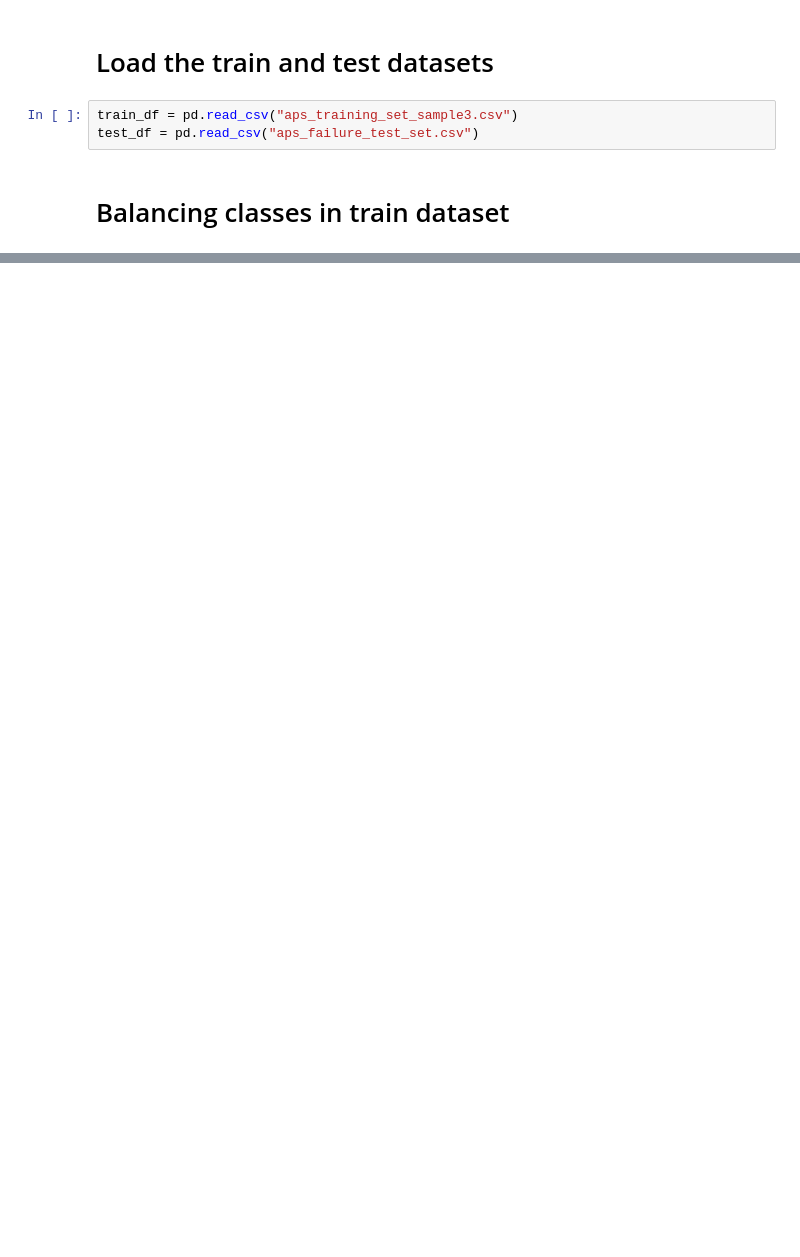
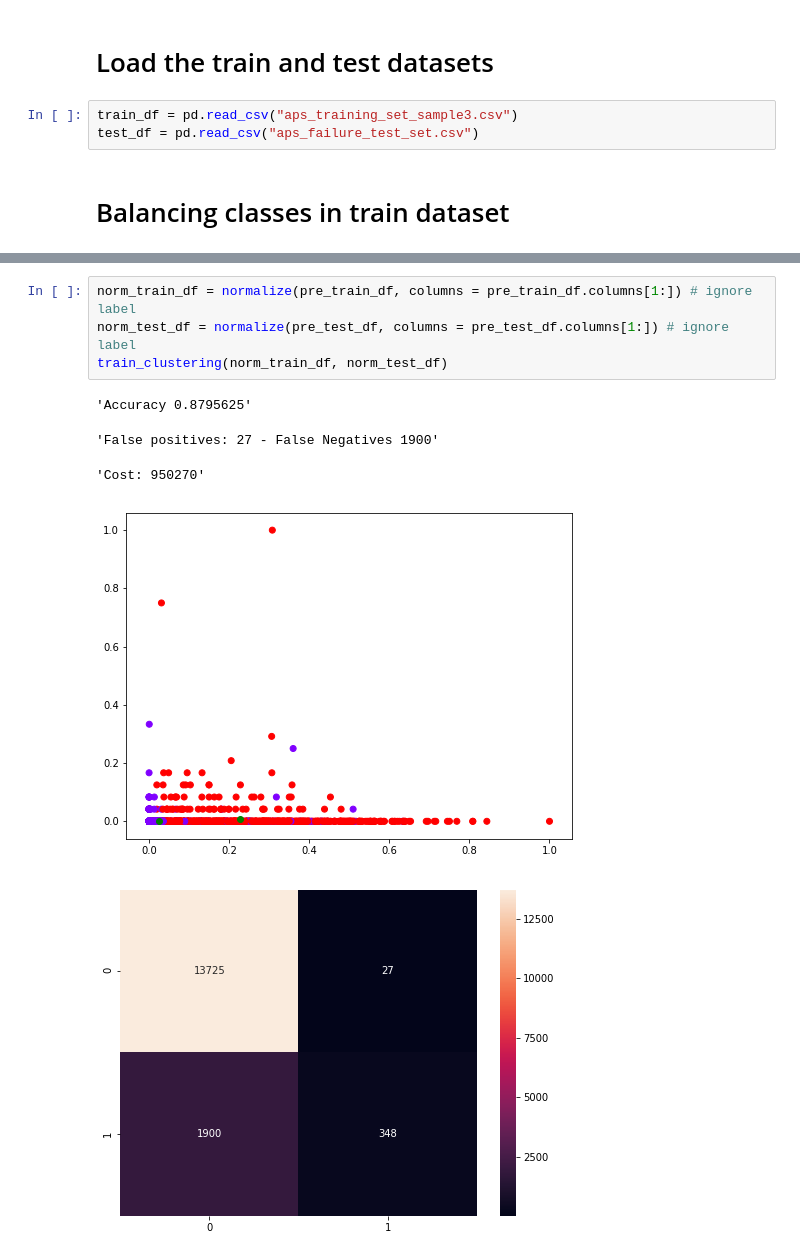
Before and after one commit to yukioichida/scania-aps-failure-analysis, a Jupyter notebook: assessment_cluster.ipynb, the cells around one changed output, grey strips where cells are left out. Saved outputs shown, nothing was run; the diff lists cells and outputs as text; blank space fills up the shorter version.

```diff
--- a/assessment_cluster.ipynb
+++ b/assessment_cluster.ipynb
@@ -164,2 +139,12 @@ dtype: float64
+# %%
+norm_train_df = normalize(pre_train_df, columns = pre_train_df.columns[1:]) # ignore label
+norm_test_df = normalize(pre_test_df, columns = pre_test_df.columns[1:]) # ignore label
+train_clustering(norm_train_df, norm_test_df)
+# %% [output]
+'Accuracy 0.8795625'
+'False positives: 27 - False Negatives 1900'
+'Cost: 950270'
+[figure, added]
+[figure, added]
 # %% [markdown]
 # Test Case 3
```
Also changed, not shown: parts of 9 cells of this notebook, 1 other file.
